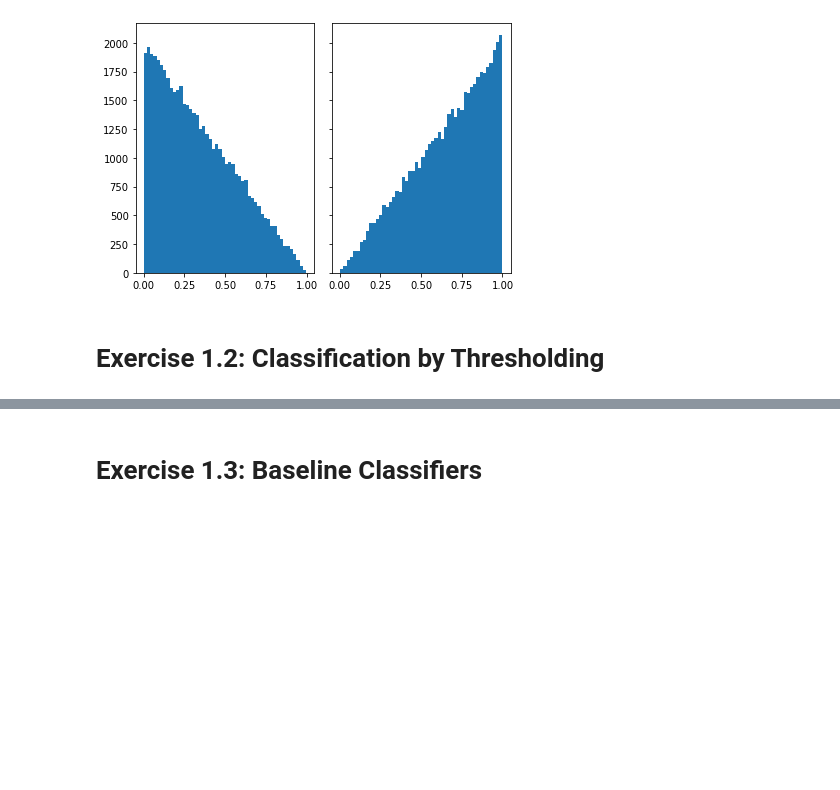
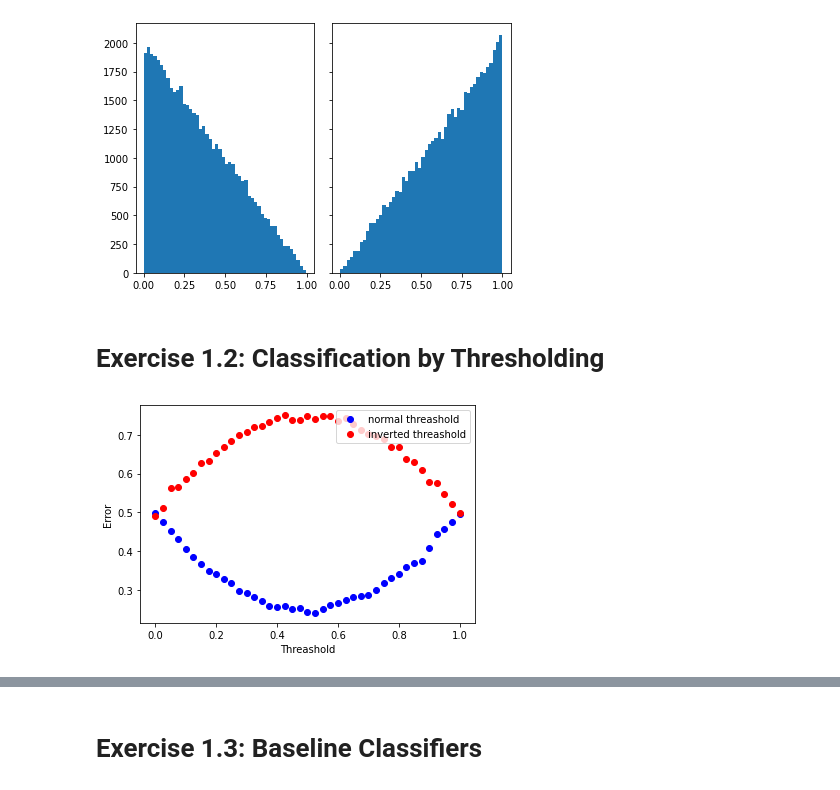
Before and after one commit to kdidi99/ml_fundamentals_hd, a Jupyter notebook: monte-carlo.ipynb, the cells around one changed output, grey strips where cells are left out. Drawn from its saved outputs; the diff is of its cells as text; code cells hidden in the pictures; blank space fills up the shorter version.

```diff
--- a/monte-carlo.ipynb
+++ b/monte-carlo.ipynb
@@ -120,3 +120,37 @@ axs[1].hist(x1, bins=n_bins)
 [figure]
 # %% [markdown]
 # Exercise 1.2: Classification by Thresholding
+# %%
+# this function creates a list with features x an labels y deriving x similar to the approach in 1.1
+def create_data_alt(N): # N ist the number of data instances
+    Y = np.random.randint(2, size=N) # generates a random list of labels 0 or 1
+    rand = np.random.random(N)
+    X = [np.sqrt(rand[i]) if Y[i]==1 else 1-np.sqrt(rand[i]) for i in range(N)] # generates a random list of features depending on the labels
+    return [X, Y]
+
+# labels the features X according to a threashold t and compares it to the true labels Y, gives back an error rate
+def test_threashold(X, Y, t):
+    prediction = [0 if i<t else 1 for i in X] # create a list of prdicted labels
+    err_count = [1 if prediction[i] != Y[i] else 0 for i in range(len(Y))] # detect errors in prediction
+    rate = sum(err_count)/len(Y) # calculate the error rate
+    return rate
+
+# this function works similar to the function above except "<" is now ">"
+def anti_test(X, Y, t):
+    prediction = [0 if i>t else 1 for i in X]
+    err_count = [1 if prediction[i] != Y[i] else 0 for i in range(len(Y))]
+    rate = sum(err_count)/len(Y)
+    return rate
+
+n = 40 # number of threasholds that are tested
+N = 4000 # number of data instances
+rates = [test_threashold(*create_data_alt(N), i/n) for i in range(n+1)] # list with error rates for different threasholds
+anti_rates = [anti_test(*create_data_alt(N), i/n) for i in range(n+1)] # list with error rates for different threasholds with anti-classifier
+plt.plot(np.linspace(0,1,n+1),rates, 'bo', label="normal threashold")
+plt.plot(np.linspace(0,1,n+1),anti_rates, 'ro', label="inverted threashold")
+plt.legend(loc = 'upper right')
+plt.xlabel("Threashold")
+plt.ylabel("Error")
+plt.show()
+# %% [output]
+[figure, added]
```
Also changed, not shown: parts of 5 cells of this notebook.
